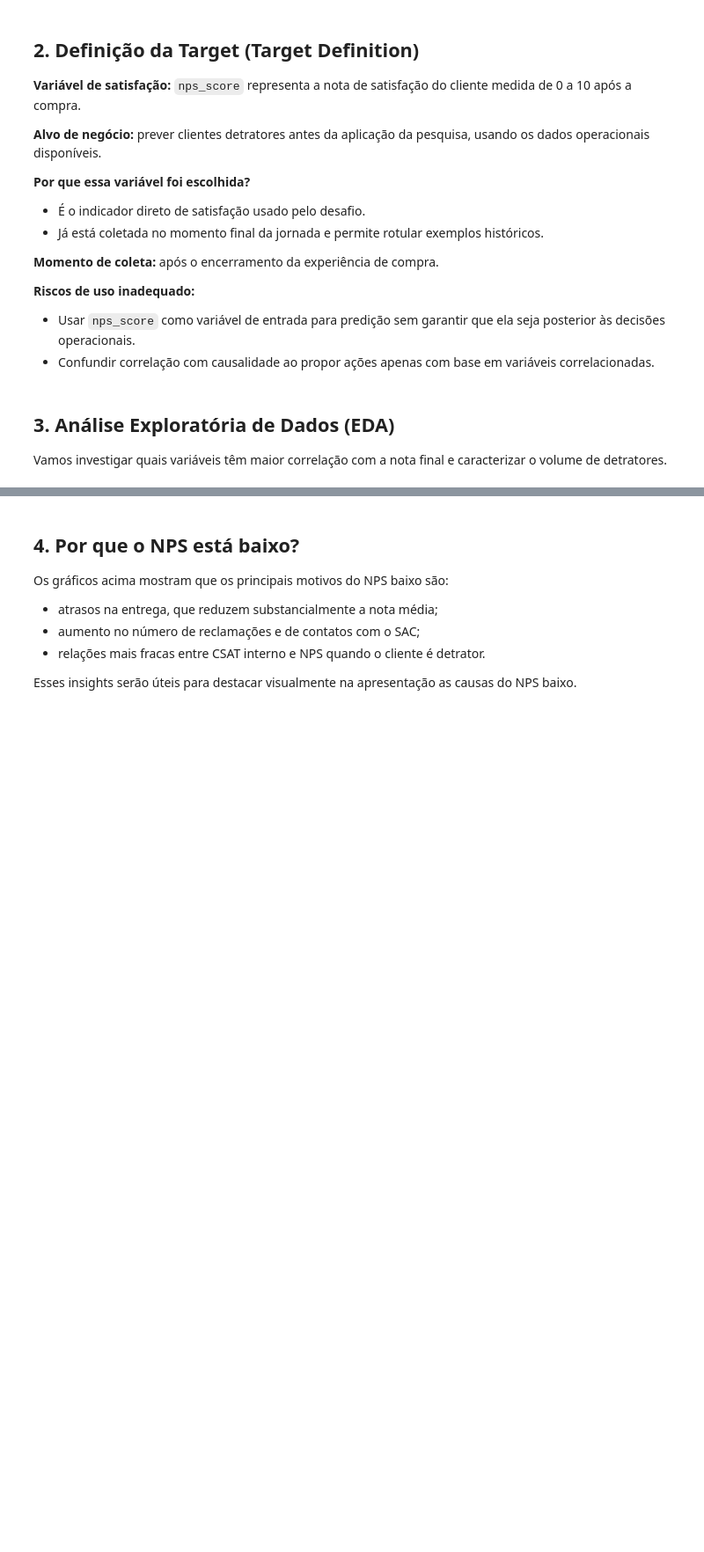
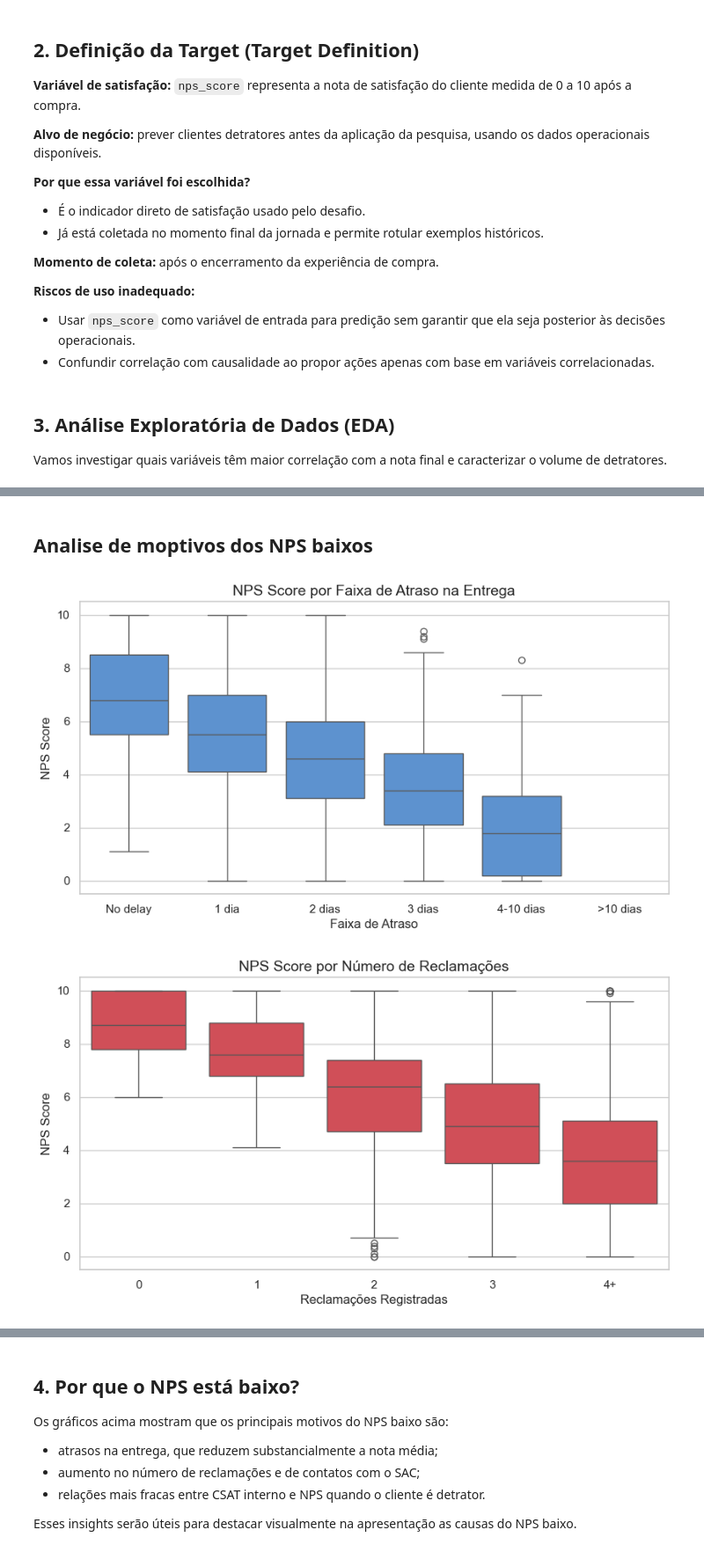
Before and after one commit to tuanyfortunato/CaseNPSPreditivo, a Jupyter notebook: notebooks/CaseNpsPreditivo_Final.ipynb, the cells around one changed output, grey strips where cells are left out. Shown at 88% size. Cells and saved outputs as stored; diff of their text form; code cells hidden in the pictures; blank space fills up the shorter version.

```diff
--- a/notebooks/CaseNpsPreditivo_Final.ipynb
+++ b/notebooks/CaseNpsPreditivo_Final.ipynb
@@ -112,43 +113,37 @@ plt.show()
+# %% [markdown]
+## Analise de moptivos dos NPS baixos
 # %%
 # Gráficos para identificar os principais motivos do NPS baixo
 # Atraso na entrega
 delay_labels = ['No delay', '1 dia', '2 dias', '3 dias', '4-10 dias', '>10 dias']
-delay_bins = [-1, 0, 1, 2, 3, 10, df_clean['delivery_delay_days'].max() + 1]
+delay_bins = [-1, 0, 1, 2, 3, 10, max(10, df_clean['delivery_delay_days'].max()) + 1]
 df_clean['delay_group'] = pd.cut(df_clean['delivery_delay_days'], bins=delay_bins, labels=delay_labels)
 
 plt.figure(figsize=(10, 5))
 sns.boxplot(data=df_clean, x='delay_group', y='nps_score', color='#4A90E2')
 plt.title('NPS Score por Faixa de Atraso na Entrega')
 plt.xlabel('Faixa de Atraso')
 plt.ylabel('NPS Score')
 plt.show()
 
 # Reclamações e atendimento
 complaints_labels = ['0', '1', '2', '3', '4+']
 complaints_bins = [-1, 0, 1, 2, 3, df_clean['complaints_count'].max() + 1]
 df_clean['complaints_group'] = pd.cut(df_clean['complaints_count'], bins=complaints_bins, labels=complaints_labels)
 
 plt.figure(figsize=(10, 5))
 sns.boxplot(data=df_clean, x='complaints_group', y='nps_score', color='#E63946')
 plt.title('NPS Score por Número de Reclamações')
 plt.xlabel('Reclamações Registradas')
 plt.ylabel('NPS Score')
 plt.show()
 
 plt.figure(figsize=(10, 5))
 sns.boxplot(data=df_clean, x='customer_service_contacts', y='nps_score', color='#F4A261')
 plt.title('NPS Score por Número de Contatos com SAC')
 plt.xlabel('Contatos com SAC')
 plt.ylabel('NPS Score')
 plt.show()
-
-plt.figure(figsize=(10, 5))
-sns.scatterplot(data=df_clean, x='csat_internal_score', y='nps_score', hue='is_detractor', palette=['#2A9D8F', '#E76F51'], alpha=0.7)
-plt.title('Relação entre CSAT Interno e NPS')
-plt.xlabel('CSAT Interno')
-plt.ylabel('NPS Score')
-plt.legend(title='Detrator', labels=['Não', 'Sim'])
-plt.show()
-
-summary_delay = df_clean.groupby('delay_group')['nps_score'].agg(['mean', 'count'])
-print(summary_delay)
+# %% [output]
+[figure, added]
+[figure, added]
```
Also changed, not shown: parts of 11 cells of this notebook.
